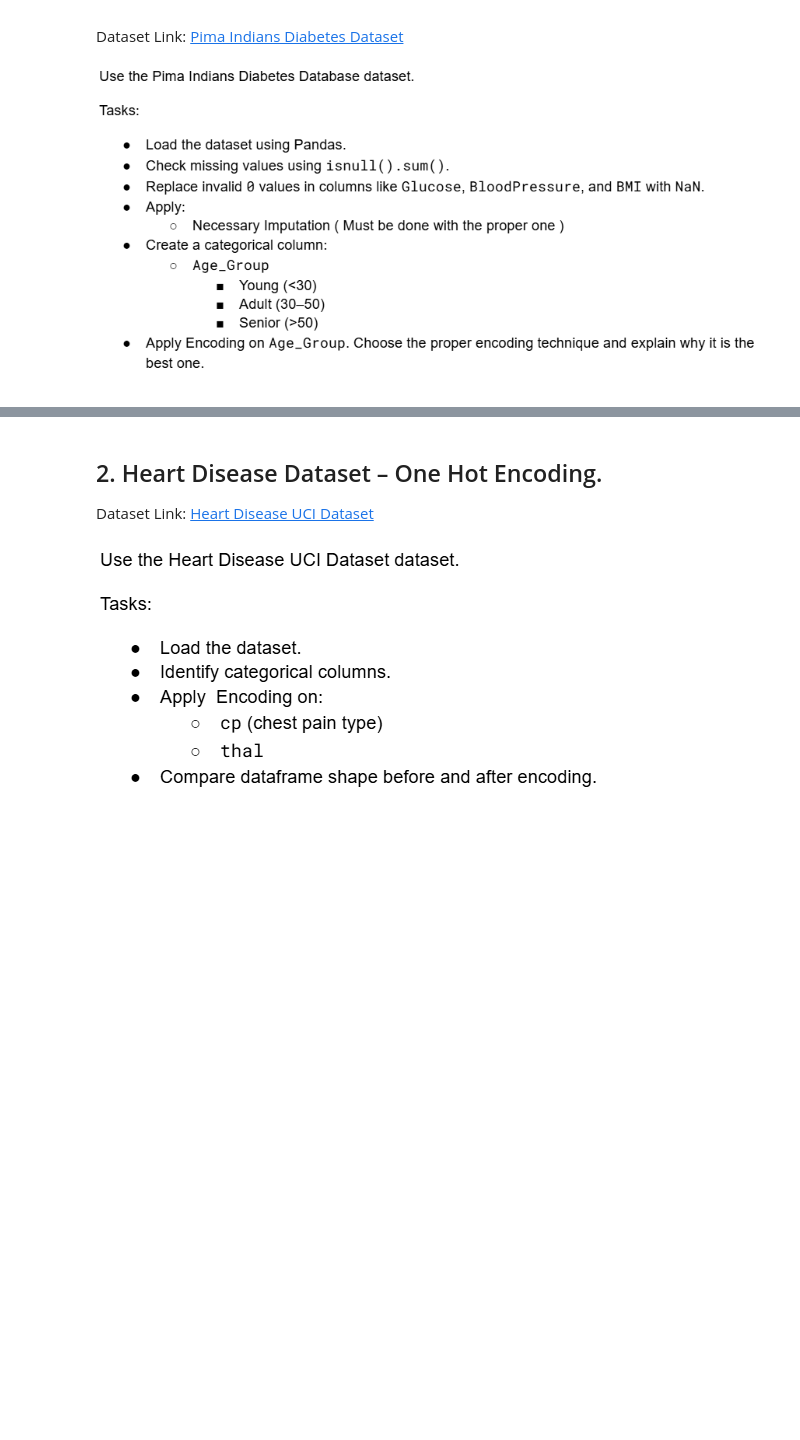
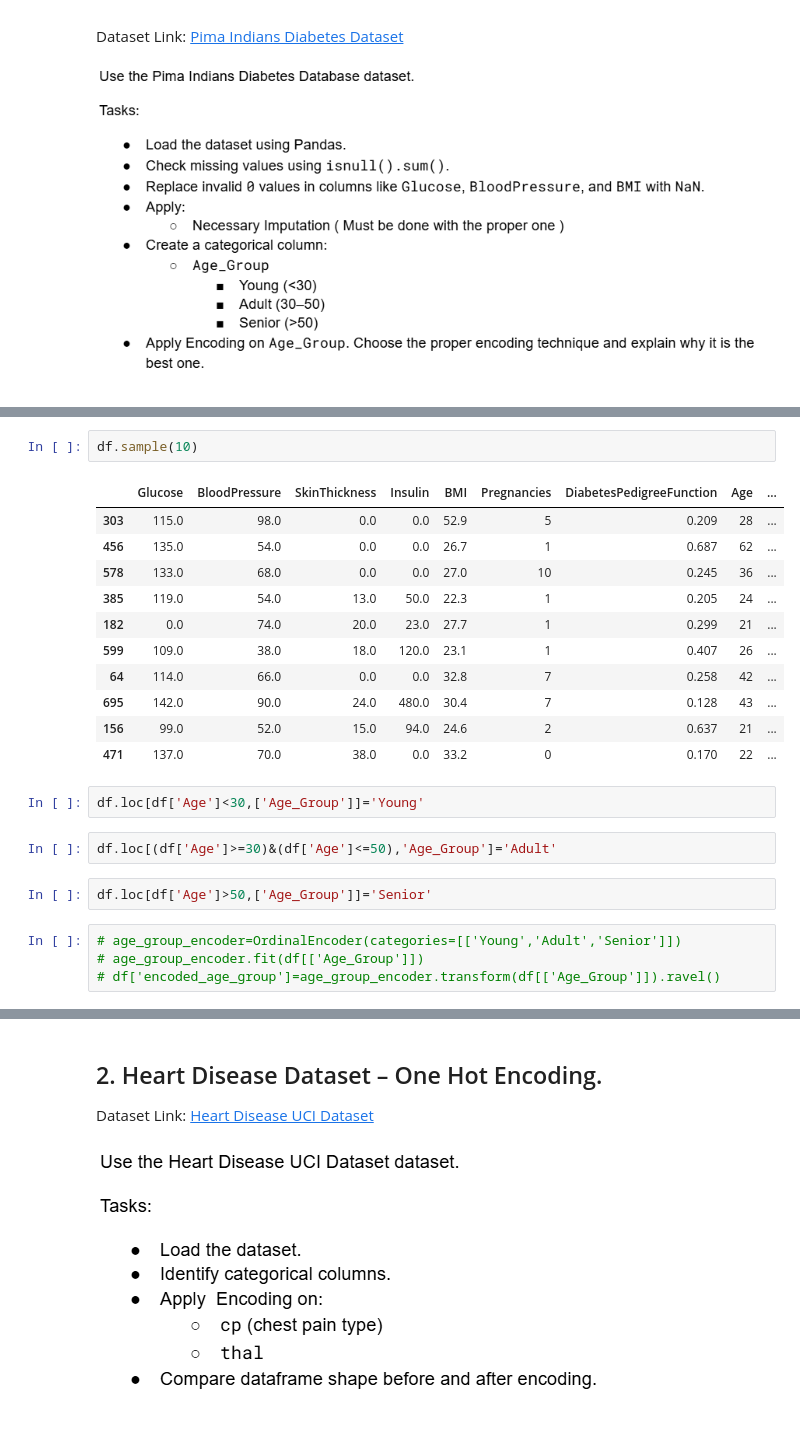
Before and after one commit to itskawsarjamil/ds_ml_signal, a Jupyter notebook: phitron_ai_ml/machine_learning/week2/module7/practice/practice_sol.ipynb, the cells around one changed output, grey strips where cells are left out. Saved outputs shown, nothing was run; the diff lists cells and outputs as text; blank space fills up the shorter version.

```diff
--- a/phitron_ai_ml/machine_learning/week2/module7/practice/practice_sol.ipynb
+++ b/phitron_ai_ml/machine_learning/week2/module7/practice/practice_sol.ipynb
@@ -58,0 +59,24 @@ df.sample()
+# %%
+df.sample(10)
+# %% [output]
+|  | Glucose | BloodPressure | SkinThickness | Insulin | BMI | Pregnancies | DiabetesPedigreeFunction | Age | ... |
+| 303 | 115.0 | 98.0 | 0.0 | 0.0 | 52.9 | 5 | 0.209 | 28 | ... |
+| 456 | 135.0 | 54.0 | 0.0 | 0.0 | 26.7 | 1 | 0.687 | 62 | ... |
+| 578 | 133.0 | 68.0 | 0.0 | 0.0 | 27.0 | 10 | 0.245 | 36 | ... |
+| 385 | 119.0 | 54.0 | 13.0 | 50.0 | 22.3 | 1 | 0.205 | 24 | ... |
+| 182 | 0.0 | 74.0 | 20.0 | 23.0 | 27.7 | 1 | 0.299 | 21 | ... |
+| 599 | 109.0 | 38.0 | 18.0 | 120.0 | 23.1 | 1 | 0.407 | 26 | ... |
+| 64 | 114.0 | 66.0 | 0.0 | 0.0 | 32.8 | 7 | 0.258 | 42 | ... |
+| 695 | 142.0 | 90.0 | 24.0 | 480.0 | 30.4 | 7 | 0.128 | 43 | ... |
+| 156 | 99.0 | 52.0 | 15.0 | 94.0 | 24.6 | 2 | 0.637 | 21 | ... |
+| 471 | 137.0 | 70.0 | 38.0 | 0.0 | 33.2 | 0 | 0.170 | 22 | ... |
+# %%
+df.loc[df['Age']<30,['Age_Group']]='Young'
+# %%
+df.loc[(df['Age']>=30)&(df['Age']<=50),'Age_Group']='Adult'
+# %%
+df.loc[df['Age']>50,['Age_Group']]='Senior'
+# %%
+# age_group_encoder=OrdinalEncoder(categories=[['Young','Adult','Senior']])
+# age_group_encoder.fit(df[['Age_Group']])
+# df['encoded_age_group']=age_group_encoder.transform(df[['Age_Group']]).ravel()
```
Also changed, not shown: parts of 5 cells of this notebook, 2 other files.
